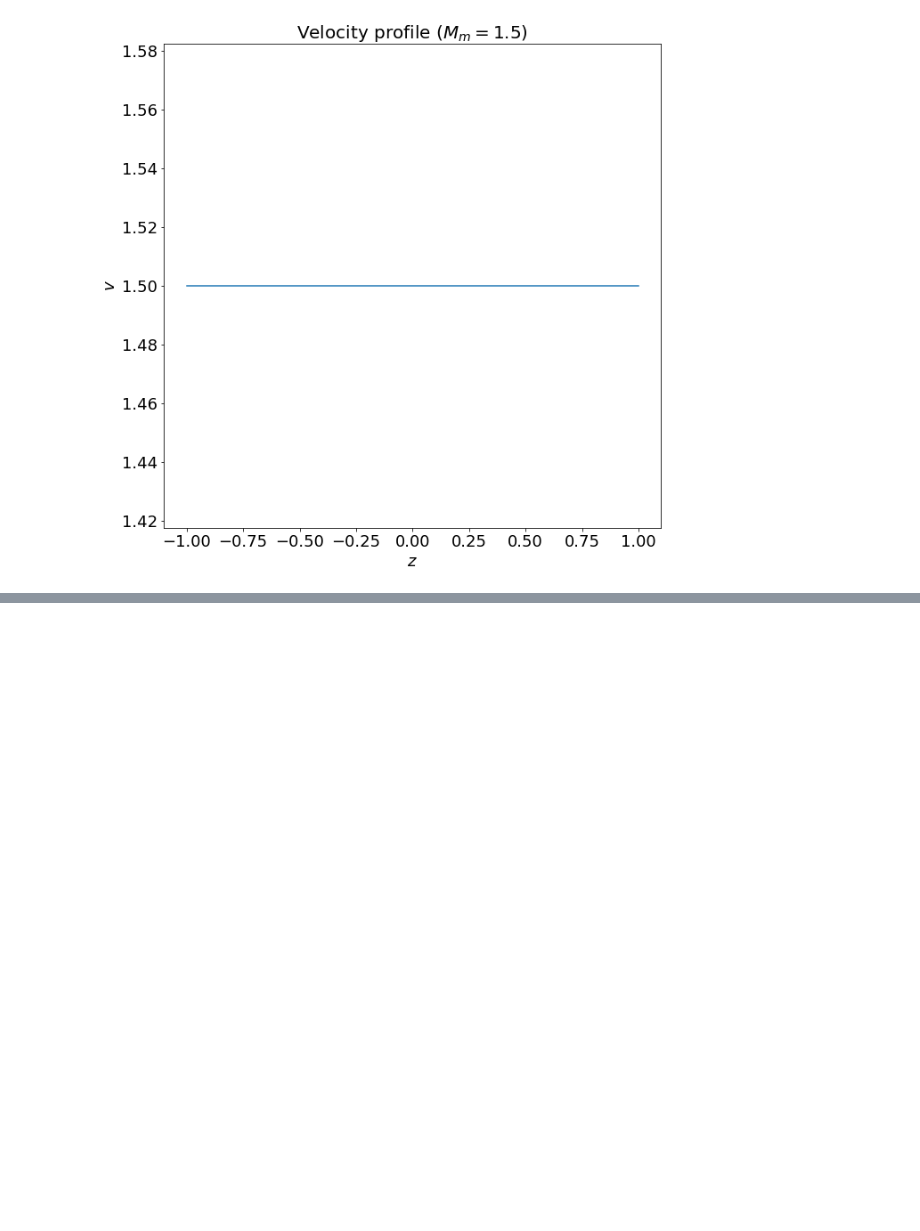
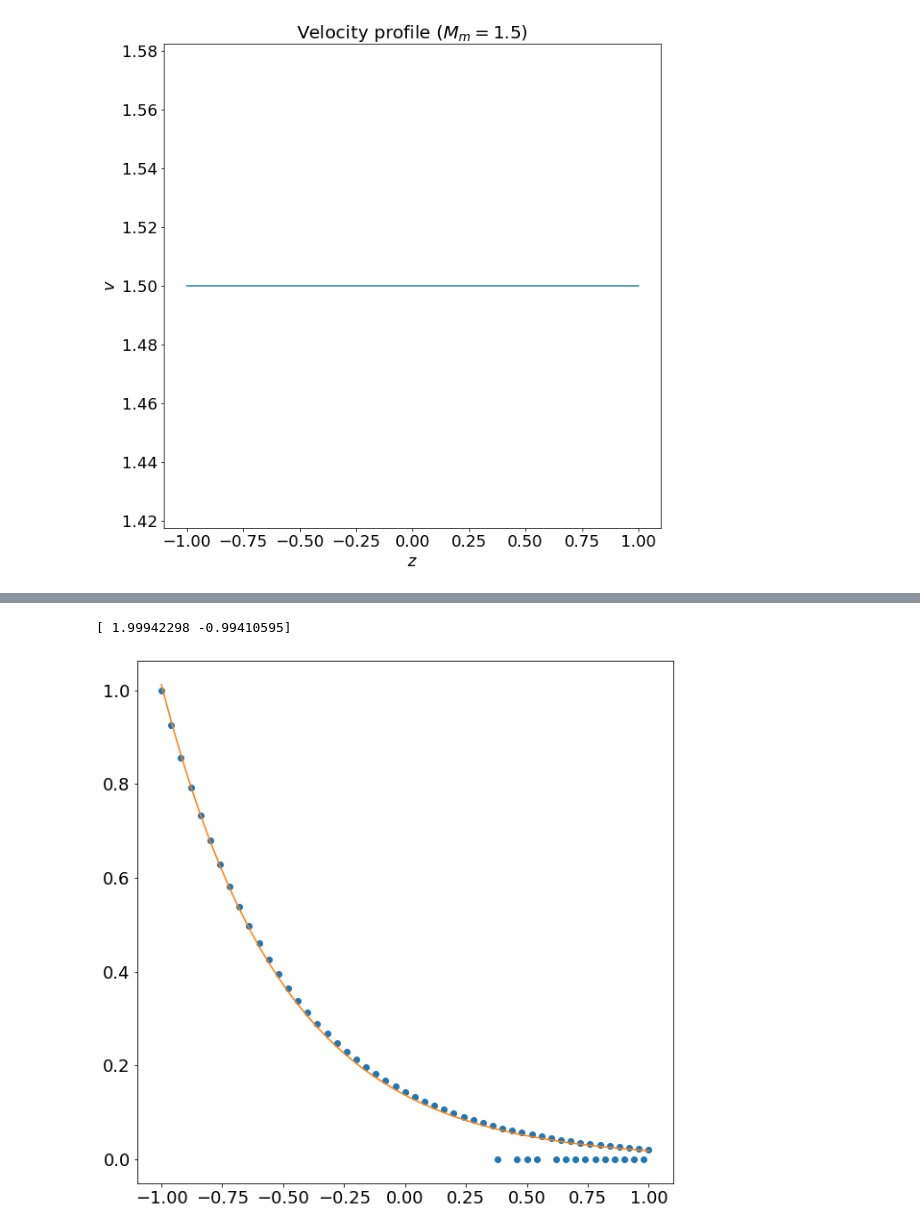
Before and after one commit to HuntFeng/magnetic-nozzle-spectral-instability, a Jupyter notebook: finite-element-eig-problem.ipynb, the cells around one changed output, grey strips where cells are left out. Cells and saved outputs as stored; diff of their text form; code cells hidden in the pictures; blank space fills up the shorter version.

```diff
--- a/finite-element-eig-problem.ipynb
+++ b/finite-element-eig-problem.ipynb
@@ -141,0 +187,11 @@ array([ 0.        ,  1.17809725,  2.35619449,  3.53429174,  4.71238898,
+# %%
+v_ = v_real[v_real>0]
+x_ = x[v_real>0]
+f = lambda x,k,c: np.exp(-k*(x-c))
+params, cov = curve_fit(f,x_,v_)
+plt.plot(x_,v_,'o')
+plt.plot(x_,f(x_,*params))
+print(params)
+# %% [output]
+[ 1.99942298 -0.99410595]
+[figure, added]
```
Also changed, not shown: parts of 9 cells of this notebook, 4 other files.
